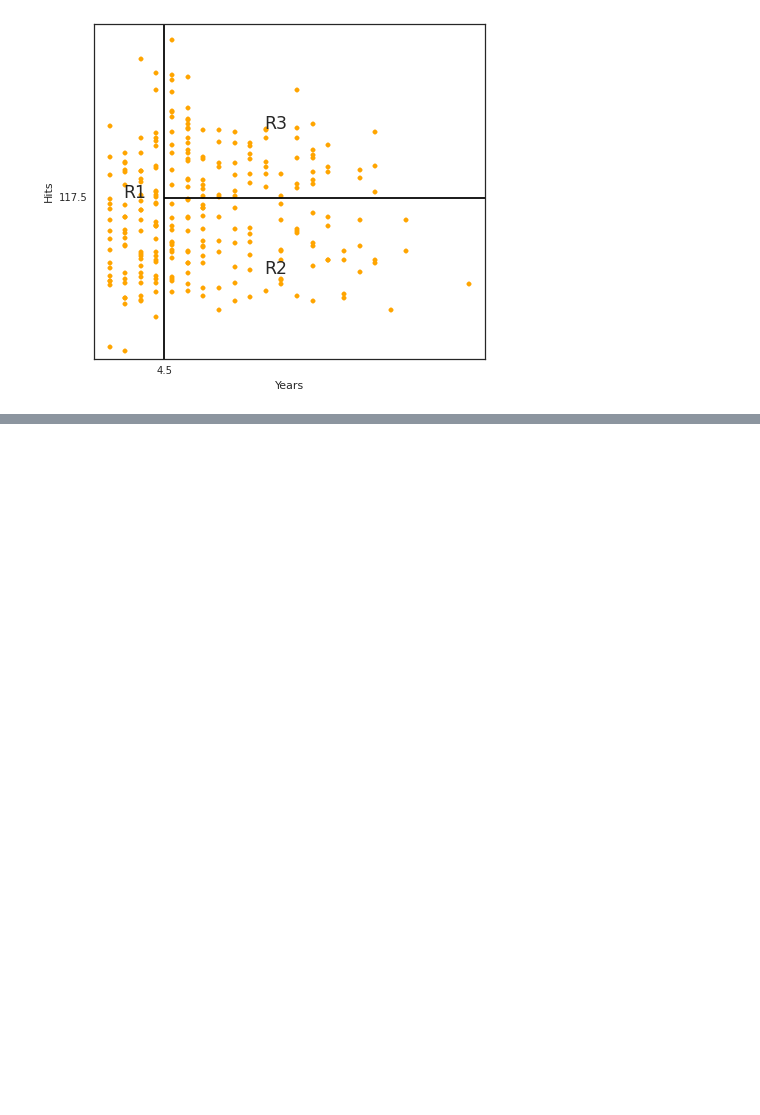
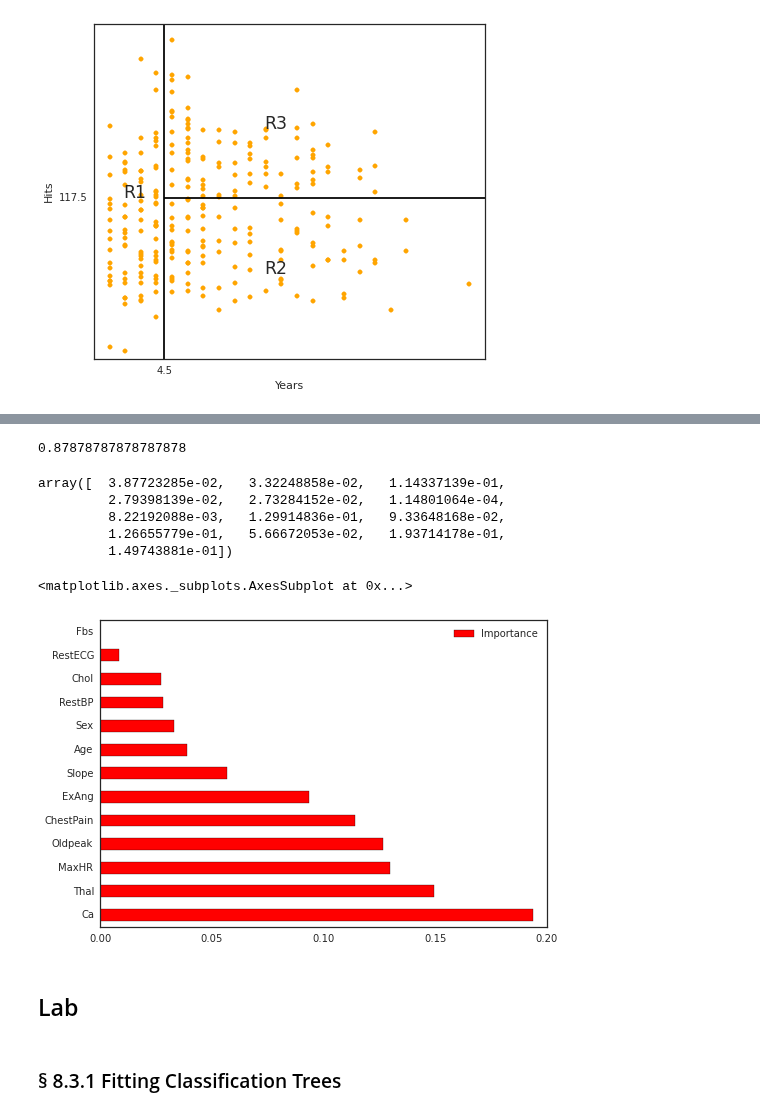
Before and after one commit to JWarmenhoven/ISLR-python, a Jupyter notebook: Chapter 8.ipynb, the cells around one changed output, grey strips where cells are left out. Drawn from its saved outputs; the diff is of its cells as text; code cells hidden in the pictures; blank space fills up the shorter version.

```diff
--- a/Chapter 8.ipynb
+++ b/Chapter 8.ipynb
@@ -111,0 +176,22 @@ Work in progress...
+# %%
+clf2.score(X2,y2)
+# %% [output]
+0.87878787878787878
+# %%
+clf2.feature_importances_
+# %% [output]
+array([  3.87723285e-02,   3.32248858e-02,   1.14337139e-01,
+         2.79398139e-02,   2.73284152e-02,   1.14801064e-04,
+         8.22192088e-03,   1.29914836e-01,   9.33648168e-02,
+         1.26655779e-01,   5.66672053e-02,   1.93714178e-01,
+         1.49743881e-01])
+# %%
+Importance = pd.DataFrame({'Importance':clf2.feature_importances_}, index=X2.columns)
+Importance.sort('Importance', axis=0, ascending=False).plot(kind='barh', color='r', )
+# %% [output]
+<matplotlib.axes._subplots.AxesSubplot at 0x...>
+[figure, added]
+# %% [markdown]
+## Lab
+# %% [markdown]
+### § 8.3.1 Fitting Classification Trees
```
Also changed, not shown: parts of 18 cells of this notebook.
